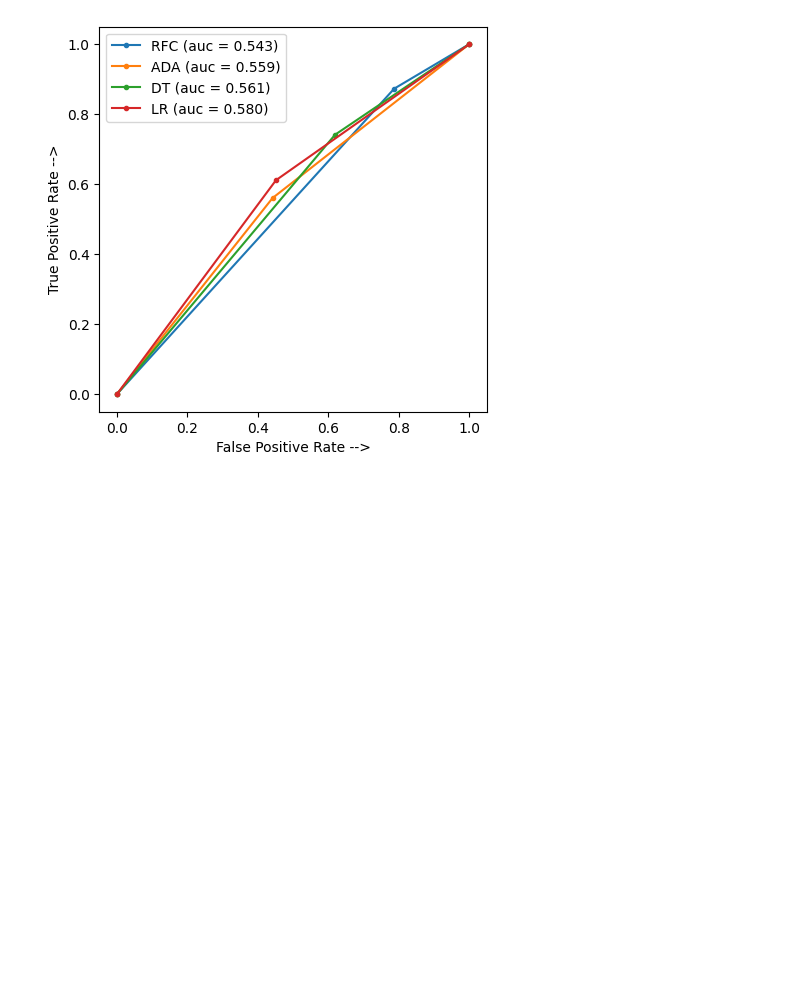
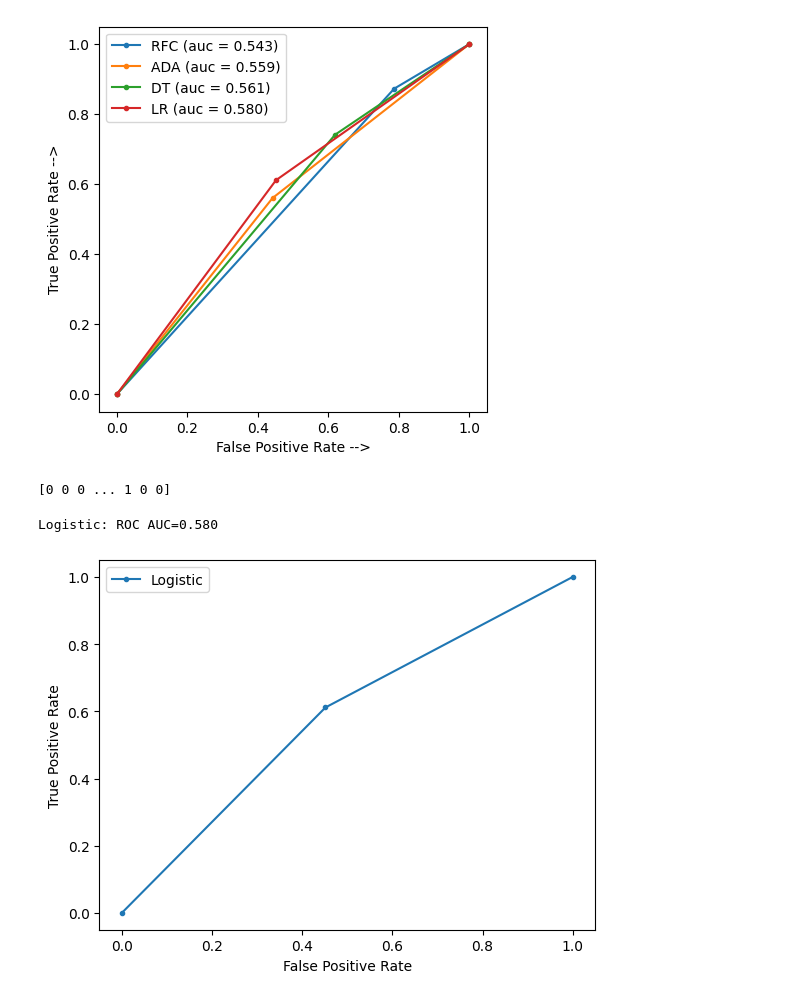
Before and after one commit to mariuskiefer/Classification_Propaganda, a Jupyter notebook: BA_Marius.ipynb, the cells around one changed output. Drawn from its saved outputs; the diff is of its cells as text; code cells hidden in the pictures; blank space fills up the shorter version.

```diff
--- a/BA_Marius.ipynb
+++ b/BA_Marius.ipynb
@@ -685,3 +677,31 @@ plt.legend()
 plt.show()
 # %% [output]
 [figure]
+# %%
+print(y_pred_lr)
+# %% [output]
+[0 0 0 ... 1 0 0]
+# %%
+from sklearn.metrics import roc_auc_score
+from matplotlib import pyplot
+# keep probabilities for the positive outcome only
+lr_probs = y_pred_lr
+lr_probs = lr_probs[:, np.newaxis]
+
+y_test_abdcd = y_test_lr[:, np.newaxis]
+
+# calculate scores
+lr_auc = roc_auc_score(y_test_abdcd, lr_probs)
+# summarize scores
+print('Logistic: ROC AUC=%.3f' % (lr_auc))
+# calculate roc curves
+lr_fpr, lr_tpr, _ = roc_curve(y_test_abdcd, lr_probs)
+# plot the roc curve for the model
+pyplot.plot(lr_fpr, lr_tpr, marker='.', label='Logistic')
+pyplot.xlabel('False Positive Rate')
+pyplot.ylabel('True Positive Rate')
+pyplot.legend()
+pyplot.show()
+# %% [output]
+Logistic: ROC AUC=0.580
+[figure, added]
```
Also changed, not shown: parts of 16 cells of this notebook.
